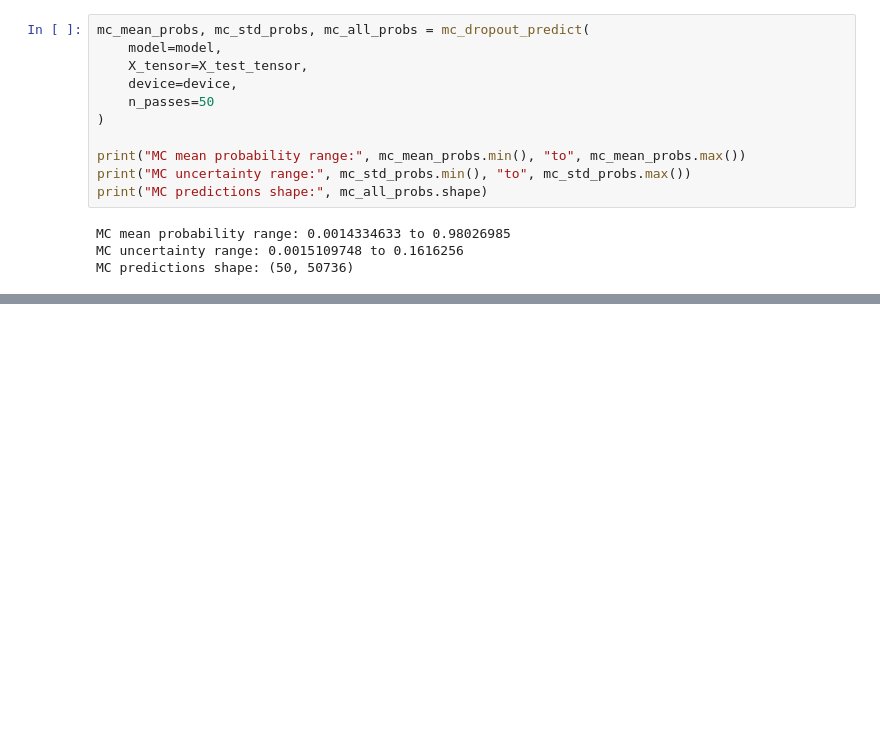
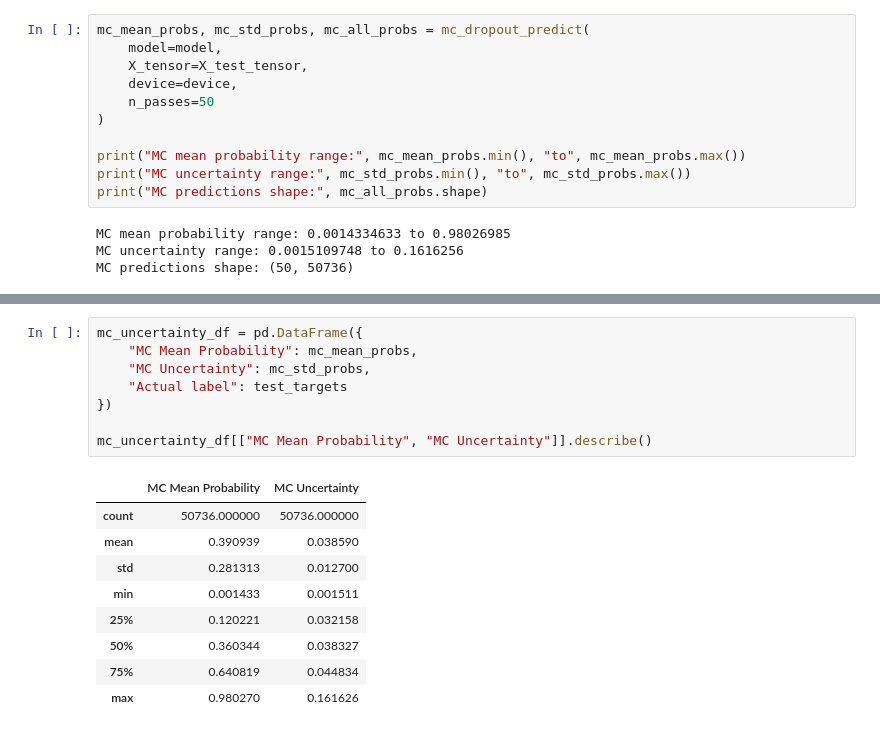
Before and after one commit to jayjay0317/diabetes-risk-reliability-pytorch, a Jupyter notebook: notebooks/04_calibration_uncertainty.ipynb, the cells around one changed output, grey strips where cells are left out. Saved outputs shown, nothing was run; the diff lists cells and outputs as text; blank space fills up the shorter version.

```diff
--- a/notebooks/04_calibration_uncertainty.ipynb
+++ b/notebooks/04_calibration_uncertainty.ipynb
@@ -570,0 +579,18 @@ MC predictions shape: (50, 50736)
+# %%
+mc_uncertainty_df = pd.DataFrame({
+    "MC Mean Probability": mc_mean_probs,
+    "MC Uncertainty": mc_std_probs,
+    "Actual label": test_targets
+})
+
+mc_uncertainty_df[["MC Mean Probability", "MC Uncertainty"]].describe()
+# %% [output]
+|  | MC Mean Probability | MC Uncertainty |
+| count | 50736.000000 | 50736.000000 |
+| mean | 0.390939 | 0.038590 |
+| std | 0.281313 | 0.012700 |
+| min | 0.001433 | 0.001511 |
+| 25% | 0.120221 | 0.032158 |
+| 50% | 0.360344 | 0.038327 |
+| 75% | 0.640819 | 0.044834 |
+| max | 0.980270 | 0.161626 |
```
Also changed, not shown: parts of 4 cells of this notebook.
